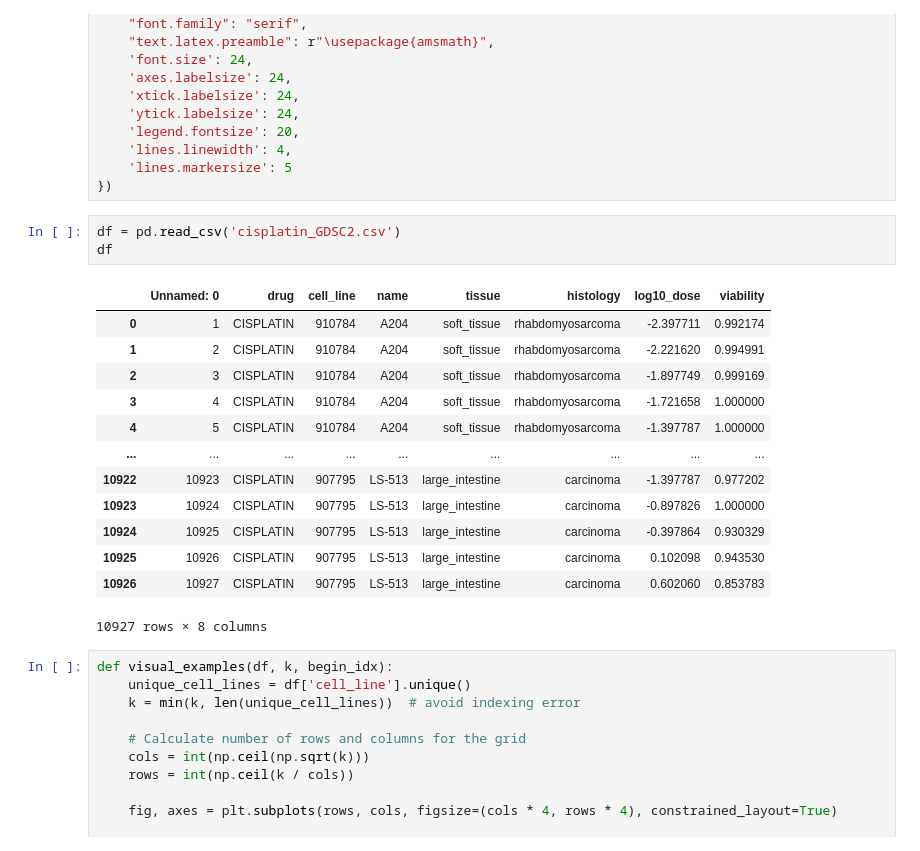
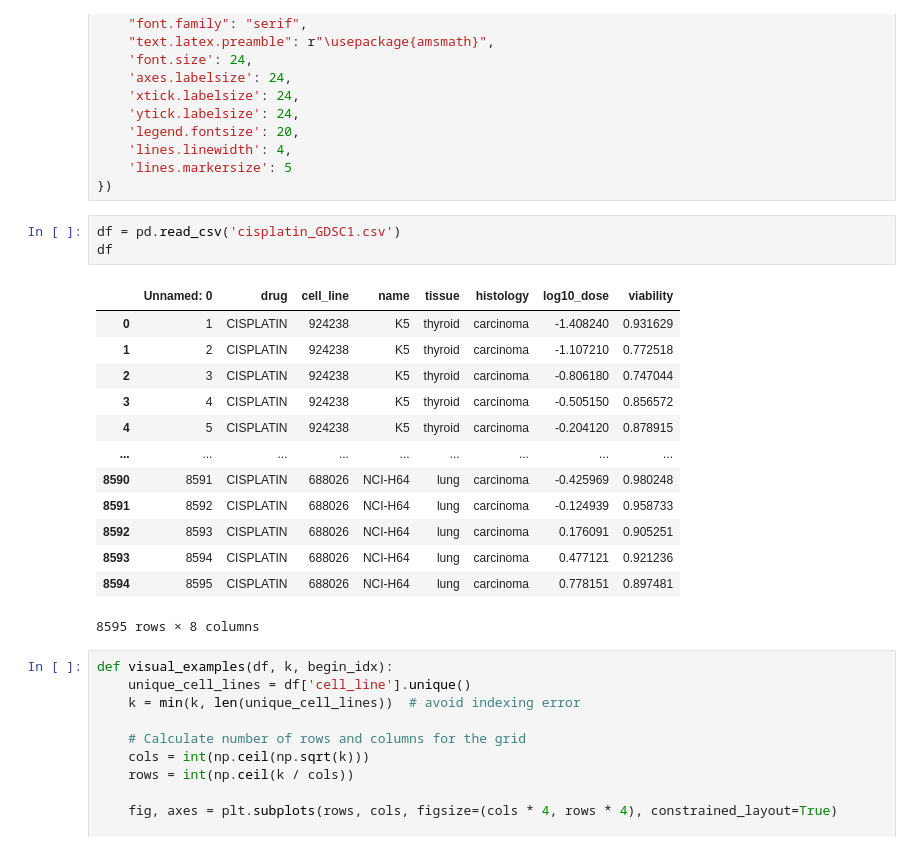
Before and after one commit to joshuarooijakkers/robust_conjugate_MOGP, a Jupyter notebook: experiments/cisplatin/EDA.ipynb, the cells around one changed output. Saved outputs shown, nothing was run; the diff lists cells and outputs as text.

```diff
--- a/experiments/cisplatin/EDA.ipynb
+++ b/experiments/cisplatin/EDA.ipynb
@@ -23,22 +23,22 @@ plt.rcParams.update({
     'lines.markersize': 5
 })
 # %%
-df = pd.read_csv('cisplatin_GDSC2.csv')
+df = pd.read_csv('cisplatin_GDSC1.csv')
 df
 # %% [output]
 |  | Unnamed: 0 | drug | cell_line | name | tissue | histology | log10_dose | viability |
-| 0 | 1 | CISPLATIN | 910784 | A204 | soft_tissue | rhabdomyosarcoma | -2.397711 | 0.992174 |
-| 1 | 2 | CISPLATIN | 910784 | A204 | soft_tissue | rhabdomyosarcoma | -2.221620 | 0.994991 |
-| 2 | 3 | CISPLATIN | 910784 | A204 | soft_tissue | rhabdomyosarcoma | -1.897749 | 0.999169 |
-| 3 | 4 | CISPLATIN | 910784 | A204 | soft_tissue | rhabdomyosarcoma | -1.721658 | 1.000000 |
-| 4 | 5 | CISPLATIN | 910784 | A204 | soft_tissue | rhabdomyosarcoma | -1.397787 | 1.000000 |
+| 0 | 1 | CISPLATIN | 924238 | K5 | thyroid | carcinoma | -1.408240 | 0.931629 |
+| 1 | 2 | CISPLATIN | 924238 | K5 | thyroid | carcinoma | -1.107210 | 0.772518 |
+| 2 | 3 | CISPLATIN | 924238 | K5 | thyroid | carcinoma | -0.806180 | 0.747044 |
+| 3 | 4 | CISPLATIN | 924238 | K5 | thyroid | carcinoma | -0.505150 | 0.856572 |
+| 4 | 5 | CISPLATIN | 924238 | K5 | thyroid | carcinoma | -0.204120 | 0.878915 |
 | ... | ... | ... | ... | ... | ... | ... | ... | ... |
-| 10922 | 10923 | CISPLATIN | 907795 | LS-513 | large_intestine | carcinoma | -1.397787 | 0.977202 |
-| 10923 | 10924 | CISPLATIN | 907795 | LS-513 | large_intestine | carcinoma | -0.897826 | 1.000000 |
-| 10924 | 10925 | CISPLATIN | 907795 | LS-513 | large_intestine | carcinoma | -0.397864 | 0.930329 |
-| 10925 | 10926 | CISPLATIN | 907795 | LS-513 | large_intestine | carcinoma | 0.102098 | 0.943530 |
-| 10926 | 10927 | CISPLATIN | 907795 | LS-513 | large_intestine | carcinoma | 0.602060 | 0.853783 |
+| 8590 | 8591 | CISPLATIN | 688026 | NCI-H64 | lung | carcinoma | -0.425969 | 0.980248 |
+| 8591 | 8592 | CISPLATIN | 688026 | NCI-H64 | lung | carcinoma | -0.124939 | 0.958733 |
+| 8592 | 8593 | CISPLATIN | 688026 | NCI-H64 | lung | carcinoma | 0.176091 | 0.905251 |
+| 8593 | 8594 | CISPLATIN | 688026 | NCI-H64 | lung | carcinoma | 0.477121 | 0.921236 |
+| 8594 | 8595 | CISPLATIN | 688026 | NCI-H64 | lung | carcinoma | 0.778151 | 0.897481 |
-10927 rows × 8 columns
+8595 rows × 8 columns
 # %%
 def visual_examples(df, k, begin_idx):
     unique_cell_lines = df['cell_line'].unique()
```
Also changed, not shown: parts of 1 cell of this notebook, 4 other files.
